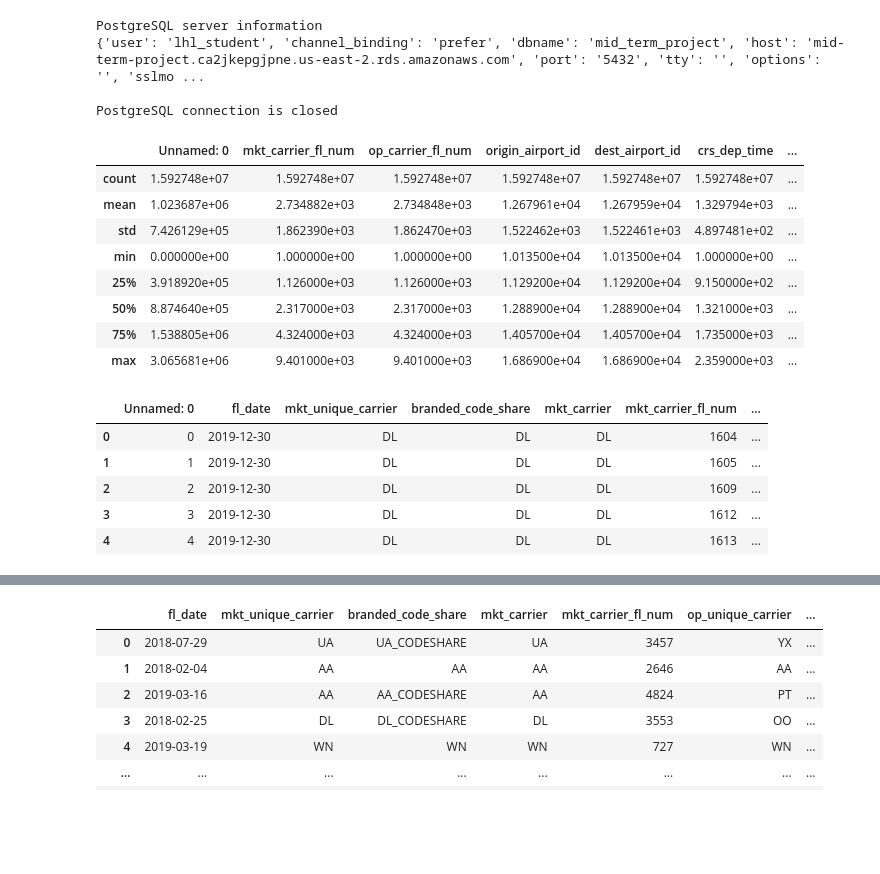
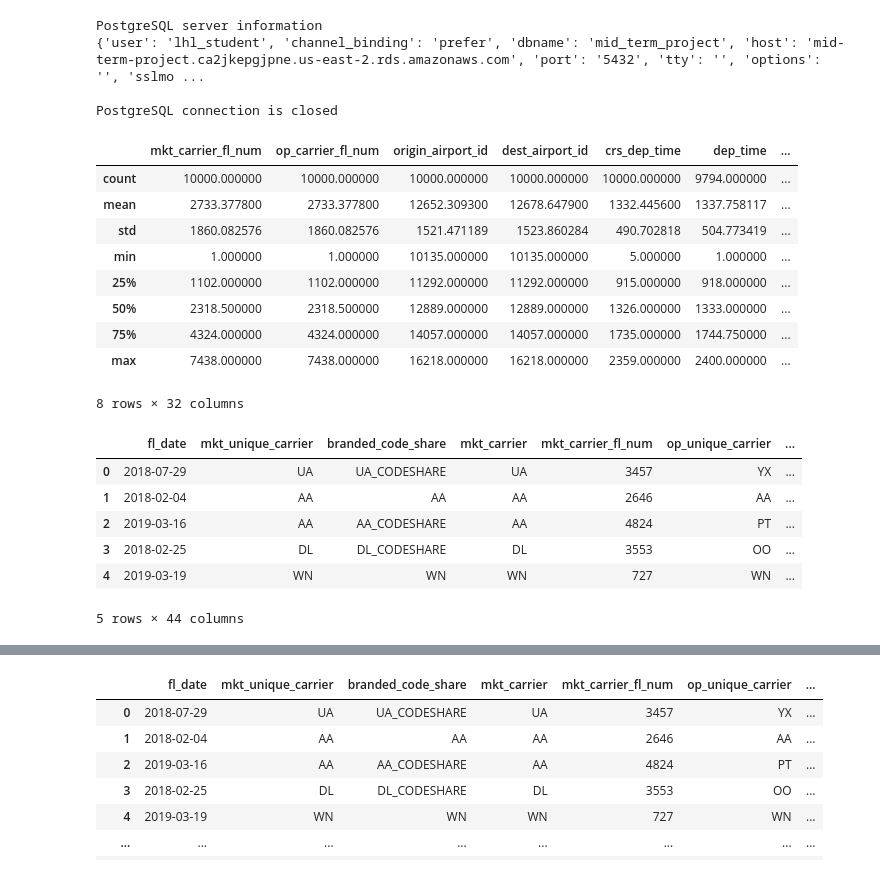
Before and after one commit to coffeature/flight_project, a Jupyter notebook: 01dp.ipynb, the cells around one changed output, grey strips where cells are left out. Saved outputs shown, nothing was run; the diff lists cells and outputs as text; code cells hidden in the pictures; blank space fills up the shorter version.

```diff
--- a/01dp.ipynb
+++ b/01dp.ipynb
@@ -112,30 +113,33 @@ def postgresql_to_dataframe(conn, select_query, column_names):
 # %%
 #SELECT * FROM flights order by random() limit 10000
 # %%
-df1 = pd.read_csv(r'flights.csv')
+#df1 = pd.read_csv(r'flights.csv')
+df1 = pd.read_csv(r'random_10000.csv')
 df1['fl_date'] = pd.to_datetime(df1['fl_date'])
 df1['year'] = df1['fl_date'].dt.year
 df1['month'] = df1['fl_date'].dt.month
 df1.describe()
 # %% [output]
-|  | Unnamed: 0 | mkt_carrier_fl_num | op_carrier_fl_num | origin_airport_id | dest_airport_id | crs_dep_time | ... |
-| count | 1.592748e+07 | 1.592748e+07 | 1.592748e+07 | 1.592748e+07 | 1.592748e+07 | 1.592748e+07 | ... |
-| mean | 1.023687e+06 | 2.734882e+03 | 2.734848e+03 | 1.267961e+04 | 1.267959e+04 | 1.329794e+03 | ... |
-| std | 7.426129e+05 | 1.862390e+03 | 1.862470e+03 | 1.522462e+03 | 1.522461e+03 | 4.897481e+02 | ... |
-| min | 0.000000e+00 | 1.000000e+00 | 1.000000e+00 | 1.013500e+04 | 1.013500e+04 | 1.000000e+00 | ... |
-| 25% | 3.918920e+05 | 1.126000e+03 | 1.126000e+03 | 1.129200e+04 | 1.129200e+04 | 9.150000e+02 | ... |
-| 50% | 8.874640e+05 | 2.317000e+03 | 2.317000e+03 | 1.288900e+04 | 1.288900e+04 | 1.321000e+03 | ... |
-| 75% | 1.538805e+06 | 4.324000e+03 | 4.324000e+03 | 1.405700e+04 | 1.405700e+04 | 1.735000e+03 | ... |
-| max | 3.065681e+06 | 9.401000e+03 | 9.401000e+03 | 1.686900e+04 | 1.686900e+04 | 2.359000e+03 | ... |
+|  | mkt_carrier_fl_num | op_carrier_fl_num | origin_airport_id | dest_airport_id | crs_dep_time | dep_time | ... |
+| count | 10000.000000 | 10000.000000 | 10000.000000 | 10000.000000 | 10000.000000 | 9794.000000 | ... |
+| mean | 2733.377800 | 2733.377800 | 12652.309300 | 12678.647900 | 1332.445600 | 1337.758117 | ... |
+| std | 1860.082576 | 1860.082576 | 1521.471189 | 1523.860284 | 490.702818 | 504.773419 | ... |
+| min | 1.000000 | 1.000000 | 10135.000000 | 10135.000000 | 5.000000 | 1.000000 | ... |
+| 25% | 1102.000000 | 1102.000000 | 11292.000000 | 11292.000000 | 915.000000 | 918.000000 | ... |
+| 50% | 2318.500000 | 2318.500000 | 12889.000000 | 12889.000000 | 1326.000000 | 1333.000000 | ... |
+| 75% | 4324.000000 | 4324.000000 | 14057.000000 | 14057.000000 | 1735.000000 | 1744.750000 | ... |
+| max | 7438.000000 | 7438.000000 | 16218.000000 | 16218.000000 | 2359.000000 | 2400.000000 | ... |
+8 rows × 32 columns
 # %%
 df1.head()
 # %% [output]
-|  | Unnamed: 0 | fl_date | mkt_unique_carrier | branded_code_share | mkt_carrier | mkt_carrier_fl_num | ... |
-| 0 | 0 | 2019-12-30 | DL | DL | DL | 1604 | ... |
-| 1 | 1 | 2019-12-30 | DL | DL | DL | 1605 | ... |
-| 2 | 2 | 2019-12-30 | DL | DL | DL | 1609 | ... |
-| 3 | 3 | 2019-12-30 | DL | DL | DL | 1612 | ... |
-| 4 | 4 | 2019-12-30 | DL | DL | DL | 1613 | ... |
+|  | fl_date | mkt_unique_carrier | branded_code_share | mkt_carrier | mkt_carrier_fl_num | op_unique_carrier | ... |
+| 0 | 2018-07-29 | UA | UA_CODESHARE | UA | 3457 | YX | ... |
+| 1 | 2018-02-04 | AA | AA | AA | 2646 | AA | ... |
+| 2 | 2019-03-16 | AA | AA_CODESHARE | AA | 4824 | PT | ... |
+| 3 | 2018-02-25 | DL | DL_CODESHARE | DL | 3553 | OO | ... |
+| 4 | 2019-03-19 | WN | WN | WN | 727 | WN | ... |
+5 rows × 44 columns
 # %%
 # Dealing with missing data
 total = df1.isnull().sum().sort_values(ascending=False)
```
Also changed, not shown: parts of 16 cells of this notebook, 2 other files.
